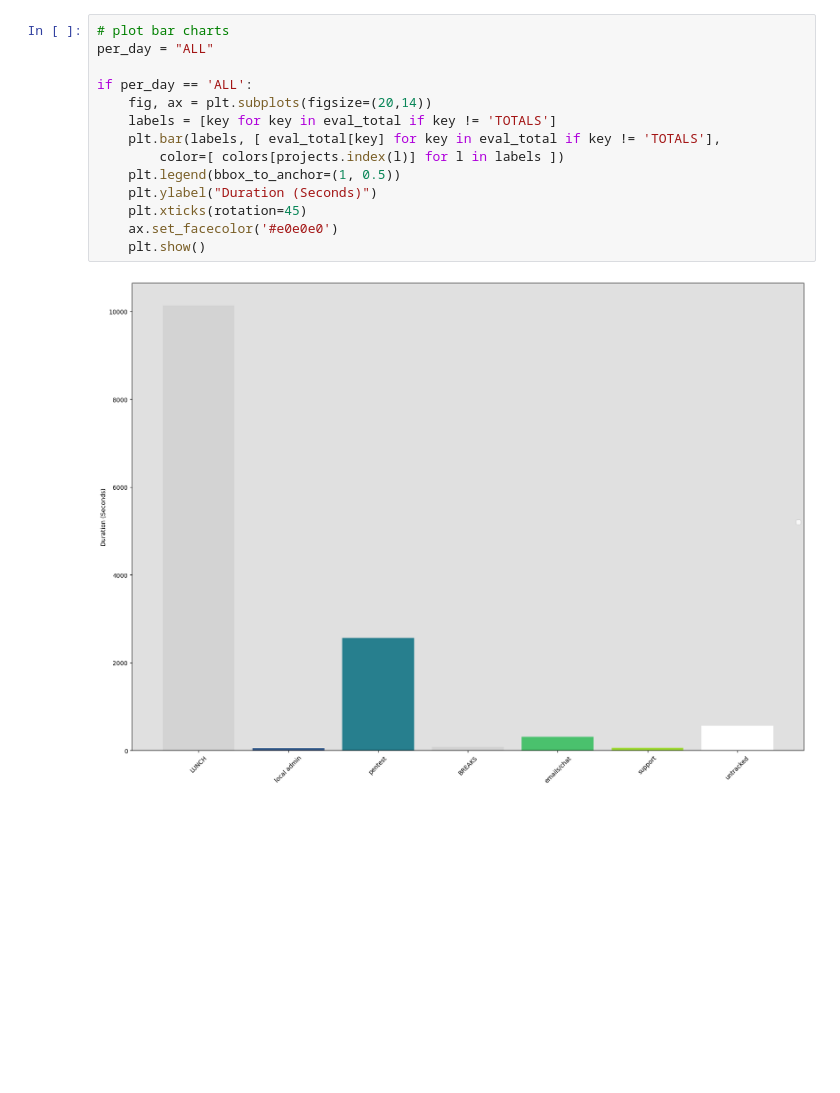
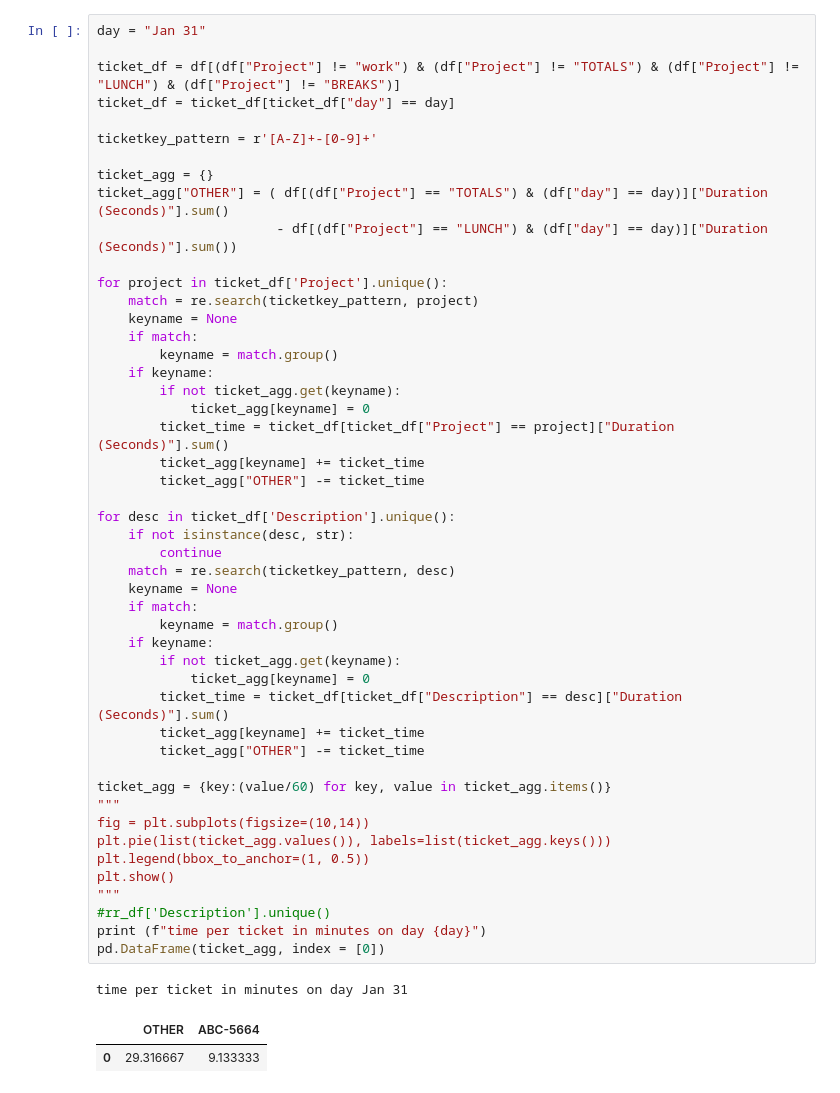
Before and after one commit to elastic-pangolin/time-tracker-notebook, a Jupyter notebook: Untitled.ipynb, the cells around one changed output. Saved outputs shown, nothing was run; the diff lists cells and outputs as text; blank space fills up the shorter version.

```diff
--- a/Untitled.ipynb
+++ b/Untitled.ipynb
@@ -117,16 +108,52 @@ if per_day == 'ALL':
-# %%
-# plot bar charts
-per_day = "ALL"
-
-if per_day == 'ALL':
-    fig, ax = plt.subplots(figsize=(20,14))
-    labels = [key for key in eval_total if key != 'TOTALS']
-    plt.bar(labels, [ eval_total[key] for key in eval_total if key != 'TOTALS'],
-        color=[ colors[projects.index(l)] for l in labels ])
-    plt.legend(bbox_to_anchor=(1, 0.5))
-    plt.ylabel("Duration (Seconds)")
-    plt.xticks(rotation=45)
-    ax.set_facecolor('#e0e0e0')
-    plt.show()
-# %% [output]
-[figure, removed]
+# %%
+day = "Jan 31"
+
+ticket_df = df[(df["Project"] != "work") & (df["Project"] != "TOTALS") & (df["Project"] != "LUNCH") & (df["Project"] != "BREAKS")]
+ticket_df = ticket_df[ticket_df["day"] == day]
+
+ticketkey_pattern = r'[A-Z]+-[0-9]+'
+
+ticket_agg = {}
+ticket_agg["OTHER"] = ( df[(df["Project"] == "TOTALS") & (df["day"] == day)]["Duration (Seconds)"].sum()
+                       - df[(df["Project"] == "LUNCH") & (df["day"] == day)]["Duration (Seconds)"].sum())
+
+for project in ticket_df['Project'].unique():
+    match = re.search(ticketkey_pattern, project)
+    keyname = None
+    if match:
+        keyname = match.group()
+    if keyname:
+        if not ticket_agg.get(keyname):
+            ticket_agg[keyname] = 0
+        ticket_time = ticket_df[ticket_df["Project"] == project]["Duration (Seconds)"].sum()
+        ticket_agg[keyname] += ticket_time
+        ticket_agg["OTHER"] -= ticket_time
+
+for desc in ticket_df['Description'].unique():
+    if not isinstance(desc, str):
+        continue
+    match = re.search(ticketkey_pattern, desc)
+    keyname = None
+    if match:
+        keyname = match.group()
+    if keyname:
+        if not ticket_agg.get(keyname):
+            ticket_agg[keyname] = 0
+        ticket_time = ticket_df[ticket_df["Description"] == desc]["Duration (Seconds)"].sum()
+        ticket_agg[keyname] += ticket_time
+        ticket_agg["OTHER"] -= ticket_time
+
+ticket_agg = {key:(value/60) for key, value in ticket_agg.items()}
+"""
+fig = plt.subplots(figsize=(10,14))
+plt.pie(list(ticket_agg.values()), labels=list(ticket_agg.keys()))
+plt.legend(bbox_to_anchor=(1, 0.5))
+plt.show()
+"""
+#rr_df['Description'].unique()
+print (f"time per ticket in minutes on day {day}")
+pd.DataFrame(ticket_agg, index = [0])
+# %% [output]
+time per ticket in minutes on day Jan 31
+|  | OTHER | ABC-5664 |
+| 0 | 29.316667 | 9.133333 |
```
Also changed, not shown: parts of 3 cells of this notebook, 1 other file.
